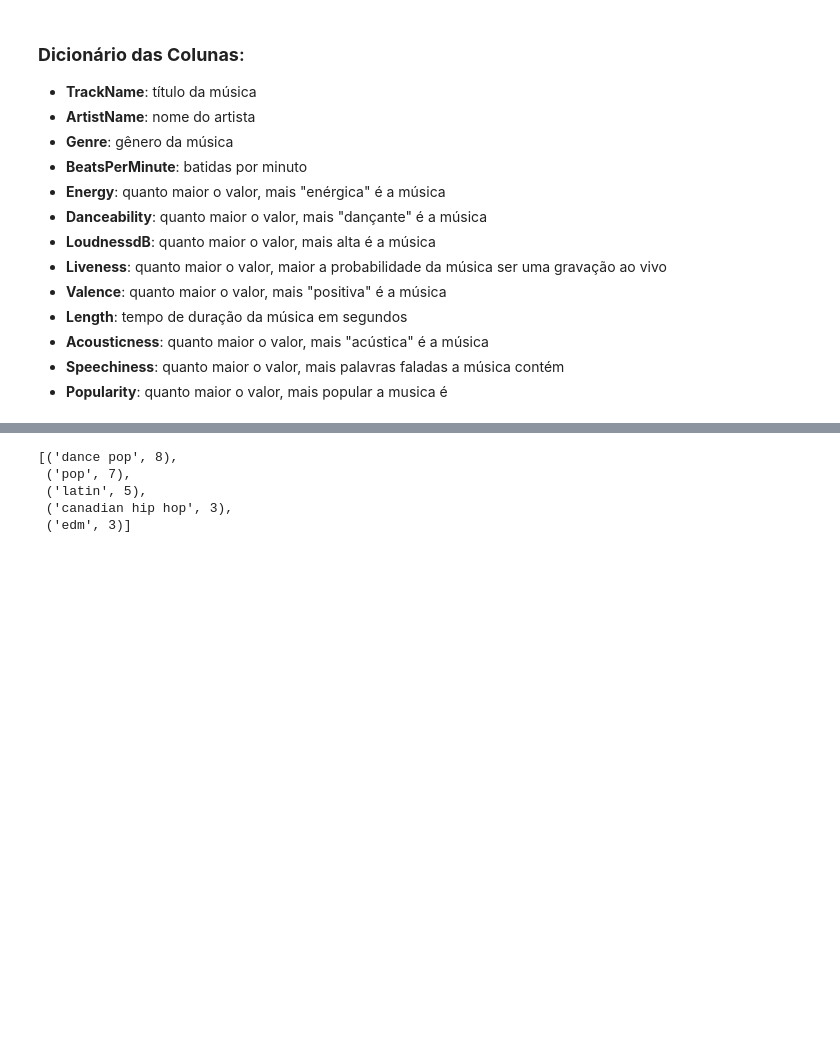
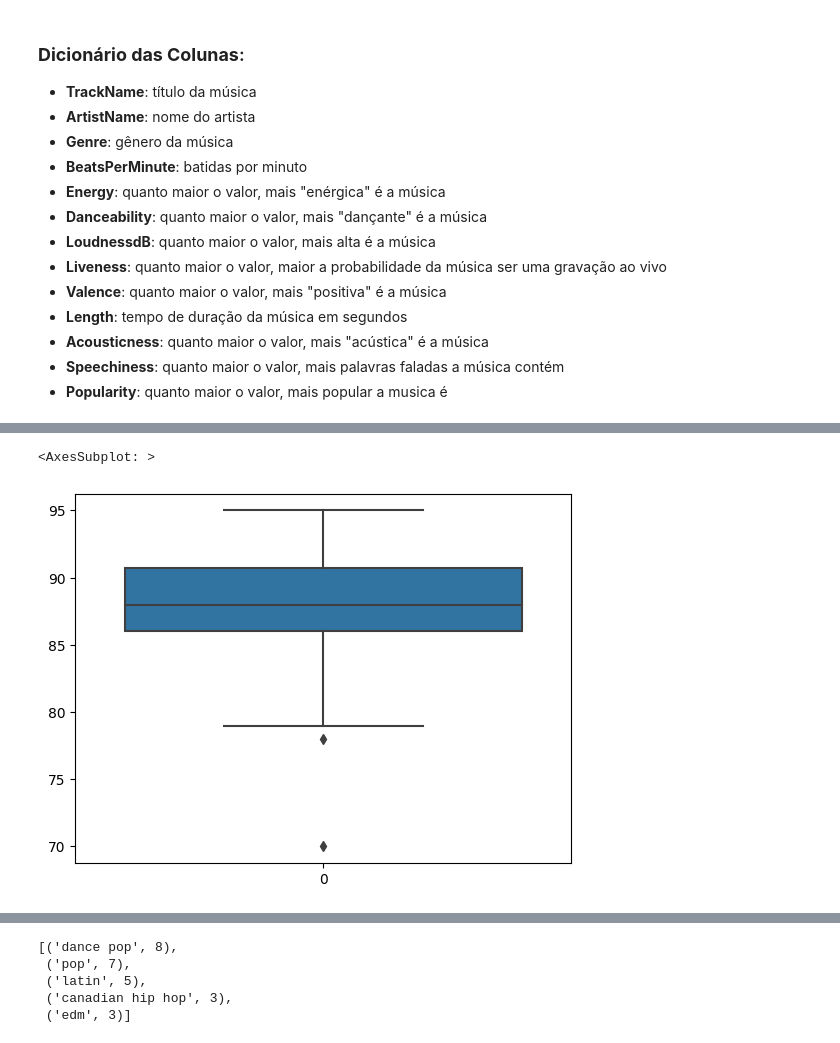
Before and after one commit to simonecrepaldi/spotify_top50_2019, a Jupyter notebook: notebook.ipynb, the cells around one changed output, grey strips where cells are left out. Saved outputs shown, nothing was run; the diff lists cells and outputs as text; code cells hidden in the pictures; blank space fills up the shorter version.

```diff
--- a/notebook.ipynb
+++ b/notebook.ipynb
@@ -99,0 +97,5 @@ showmeans=True)
+# %%
+sns.boxplot(db['Popularity'])
+# %% [output]
+<AxesSubplot: >
+[figure, added]
```
Also changed, not shown: parts of 14 cells of this notebook.
